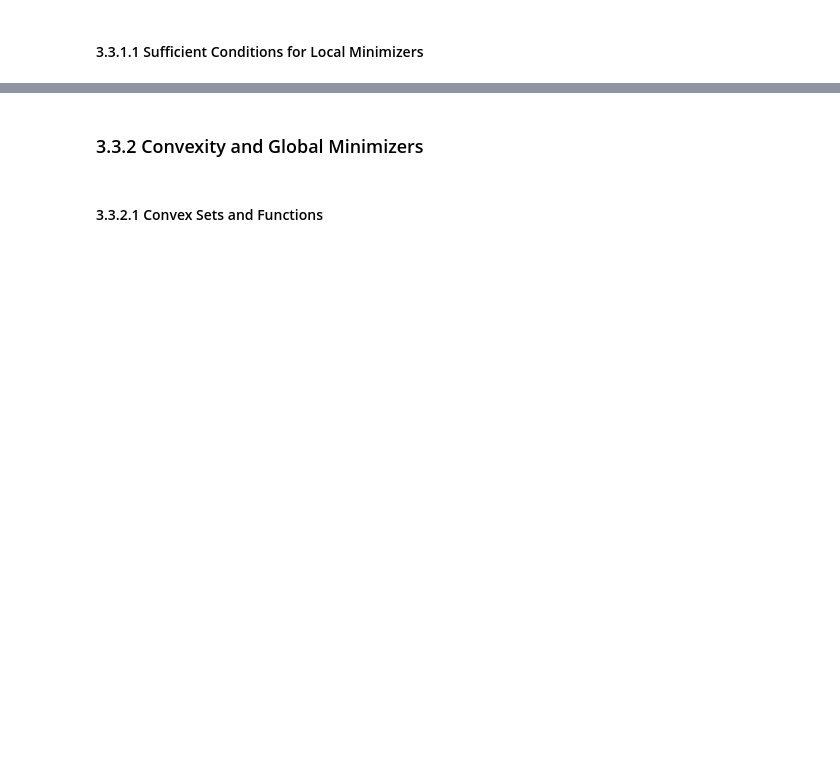
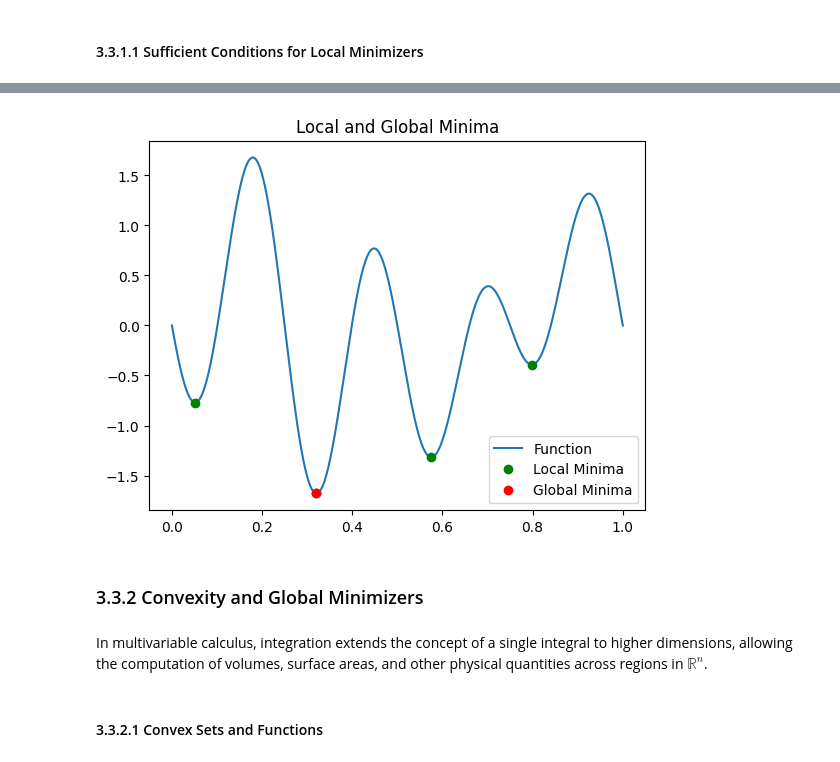
Before and after one commit to rccrdmr/MAT422-Mathematics-for-DataScience, a Jupyter notebook: 3.3_Unconstrained_Optimization.ipynb, the cells around one changed output, grey strips where cells are left out. Drawn from its saved outputs; the diff is of its cells as text; code cells hidden in the pictures; blank space fills up the shorter version.

```diff
--- a/3.3_Unconstrained_Optimization.ipynb
+++ b/3.3_Unconstrained_Optimization.ipynb
@@ -9,4 +96,31 @@
+# %%
+import numpy as np
+import matplotlib.pyplot as plt
+from scipy.signal import argrelextrema
+
+X = np.linspace(0, 1, 1000)
+f_x = np.sin(2 * np.pi * X) * np.sin(4 * np.pi * X) - np.sin(8 * np.pi * X)
+
+# Find global minima
+min_x = X[np.argmin(f_x)]
+min_y = np.min(f_x)
+
+# Find local minima
+local_min_x = X[argrelextrema(f_x, np.less)[0]]
+local_min_y = f_x[argrelextrema(f_x, np.less)[0]]
+
+plt.figure()
+plt.plot(X, f_x, label="Function")
+plt.plot(local_min_x, local_min_y, 'go', label="Local Minima")
+plt.plot(min_x, min_y, 'ro', label="Global Minima")
+plt.title("Local and Global Minima")
+plt.legend()
+plt.show()
+# %% [output]
+[figure, added]
 # %% [markdown]
 ### 3.3.2 Convexity and Global Minimizers
+# %% [markdown]
+In multivariable calculus, integration extends the concept of a single integral to higher dimensions, allowing the computation of volumes, surface areas, and other physical quantities across regions in $\mathbb{R}^n$.
 # %% [markdown]
 #### 3.3.2.1 Convex Sets and Functions
```
Also changed, not shown: parts of 11 cells of this notebook.
